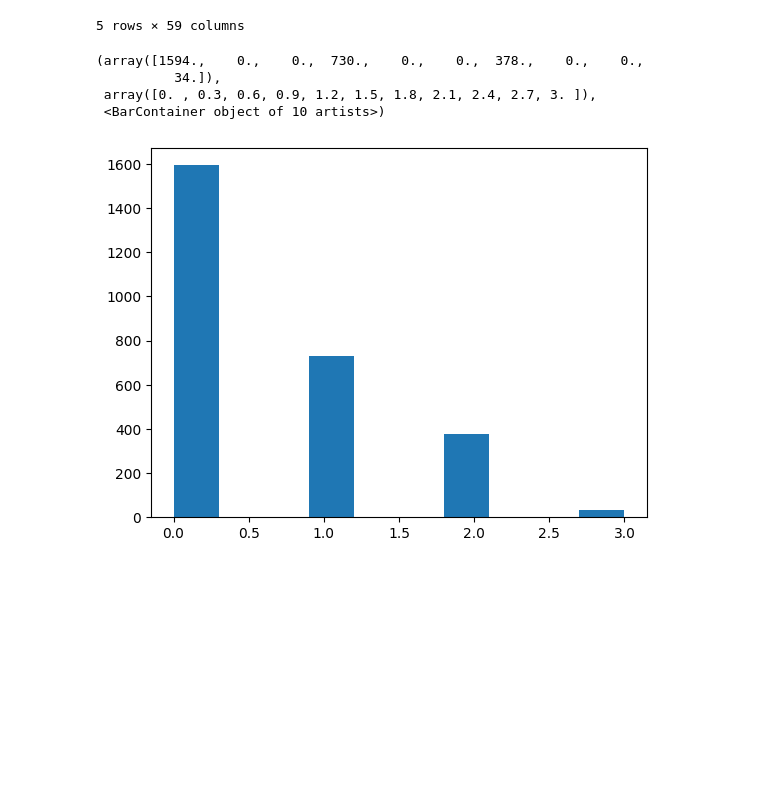
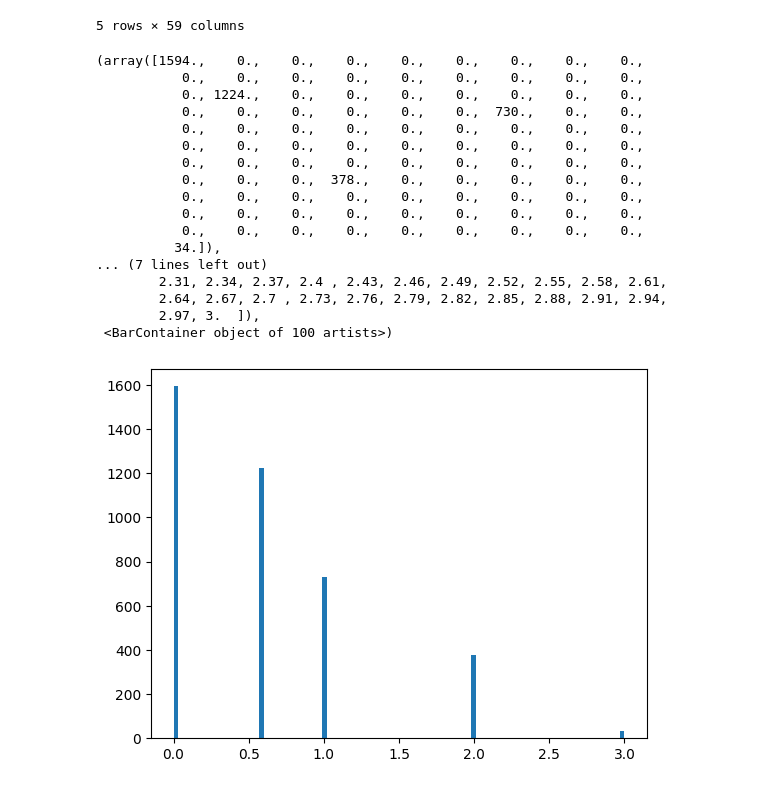
Before and after one commit to Assz2/DWM, a Jupyter notebook: main.ipynb, the cells around one changed output. Saved outputs shown, nothing was run; the diff lists cells and outputs as text; code cells hidden in the pictures; blank space fills up the shorter version.

```diff
--- a/main.ipynb
+++ b/main.ipynb
@@ -322,14 +322,29 @@ test.head()
 | 3 | 00115b9f | Winter | 9 | 0 | Fall | 71.0 | ... |
 | 4 | 0016bb22 | Spring | 18 | 1 | Summer | NaN | ... |
 5 rows × 59 columns
+# %%
+train_sii_filled = train['sii'].fillna(train['sii'].mean())
 # %%
 import matplotlib.pyplot as plt
 
 # Plot the distribution of the target variable
-plt.hist(train['sii'])
+plt.hist(train_sii_filled, bins=100)
 # %% [output]
-(array([1594.,    0.,    0.,  730.,    0.,    0.,  378.,    0.,    0.,
+(array([1594.,    0.,    0.,    0.,    0.,    0.,    0.,    0.,    0.,
+           0.,    0.,    0.,    0.,    0.,    0.,    0.,    0.,    0.,
+           0., 1224.,    0.,    0.,    0.,    0.,    0.,    0.,    0.,
+           0.,    0.,    0.,    0.,    0.,    0.,  730.,    0.,    0.,
+           0.,    0.,    0.,    0.,    0.,    0.,    0.,    0.,    0.,
+           0.,    0.,    0.,    0.,    0.,    0.,    0.,    0.,    0.,
+           0.,    0.,    0.,    0.,    0.,    0.,    0.,    0.,    0.,
+           0.,    0.,    0.,  378.,    0.,    0.,    0.,    0.,    0.,
+           0.,    0.,    0.,    0.,    0.,    0.,    0.,    0.,    0.,
+           0.,    0.,    0.,    0.,    0.,    0.,    0.,    0.,    0.,
+           0.,    0.,    0.,    0.,    0.,    0.,    0.,    0.,    0.,
           34.]),
- array([0. , 0.3, 0.6, 0.9, 1.2, 1.5, 1.8, 2.1, 2.4, 2.7, 3. ]),
- <BarContainer object of 10 artists>)
+... (7 lines left out)
+        2.31, 2.34, 2.37, 2.4 , 2.43, 2.46, 2.49, 2.52, 2.55, 2.58, 2.61,
+        2.64, 2.67, 2.7 , 2.73, 2.76, 2.79, 2.82, 2.85, 2.88, 2.91, 2.94,
+        2.97, 3.  ]),
+ <BarContainer object of 100 artists>)
-[figure, old version]
+[figure, new version]
```
Also changed, not shown: parts of 1 cell of this notebook, 1 other file.
